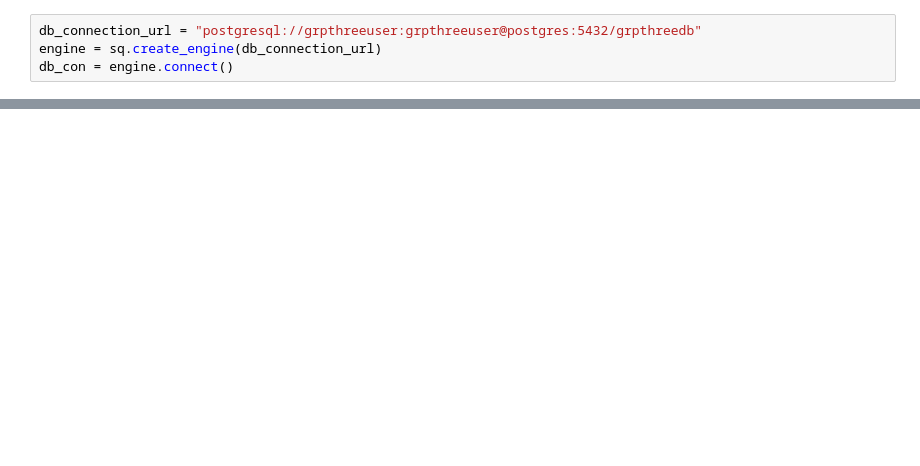
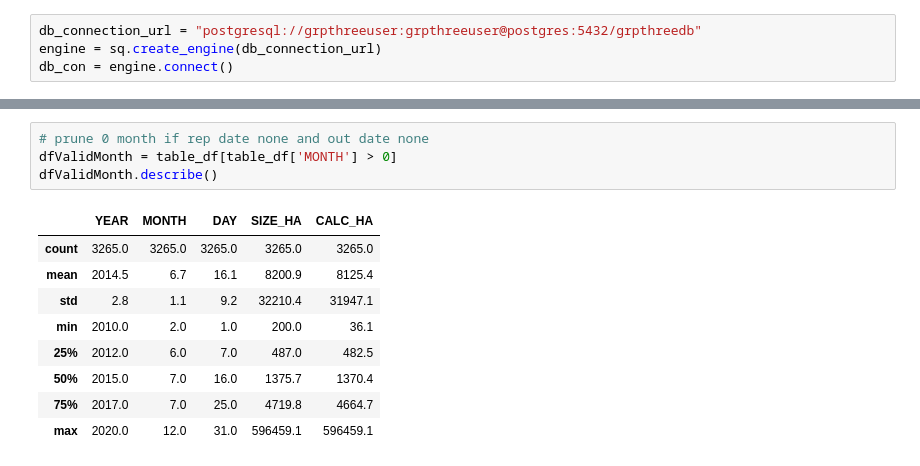
Before and after one commit to NouranEmad16/MLweatherForestFire, a Jupyter notebook: Data_step2_Evaluation.ipynb, the cells around one changed output, grey strips where cells are left out. Saved outputs shown, nothing was run; the diff lists cells and outputs as text; blank space fills up the shorter version.

```diff
--- a/Data_step2_Evaluation.ipynb
+++ b/Data_step2_Evaluation.ipynb
@@ -50,0 +51,14 @@ table_df.describe()
+# %%
+# prune 0 month if rep date none and out date none
+dfValidMonth = table_df[table_df['MONTH'] > 0]
+dfValidMonth.describe()
+# %% [output]
+|  | YEAR | MONTH | DAY | SIZE_HA | CALC_HA |
+| count | 3265.0 | 3265.0 | 3265.0 | 3265.0 | 3265.0 |
+| mean | 2014.5 | 6.7 | 16.1 | 8200.9 | 8125.4 |
+| std | 2.8 | 1.1 | 9.2 | 32210.4 | 31947.1 |
+| min | 2010.0 | 2.0 | 1.0 | 200.0 | 36.1 |
+| 25% | 2012.0 | 6.0 | 7.0 | 487.0 | 482.5 |
+| 50% | 2015.0 | 7.0 | 16.0 | 1375.7 | 1370.4 |
+| 75% | 2017.0 | 7.0 | 25.0 | 4719.8 | 4664.7 |
+| max | 2020.0 | 12.0 | 31.0 | 596459.1 | 596459.1 |
```
Also changed, not shown: parts of 7 cells of this notebook.
